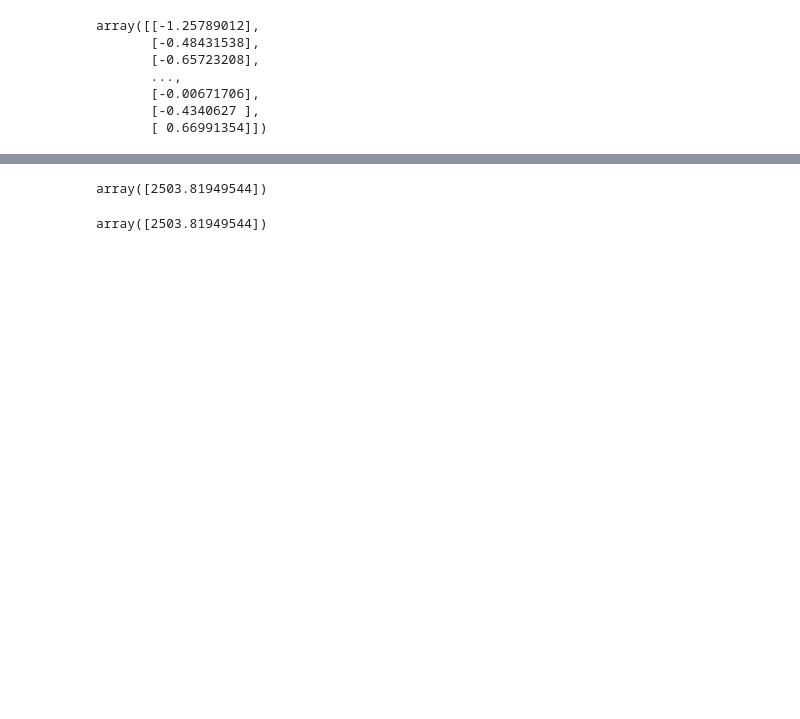
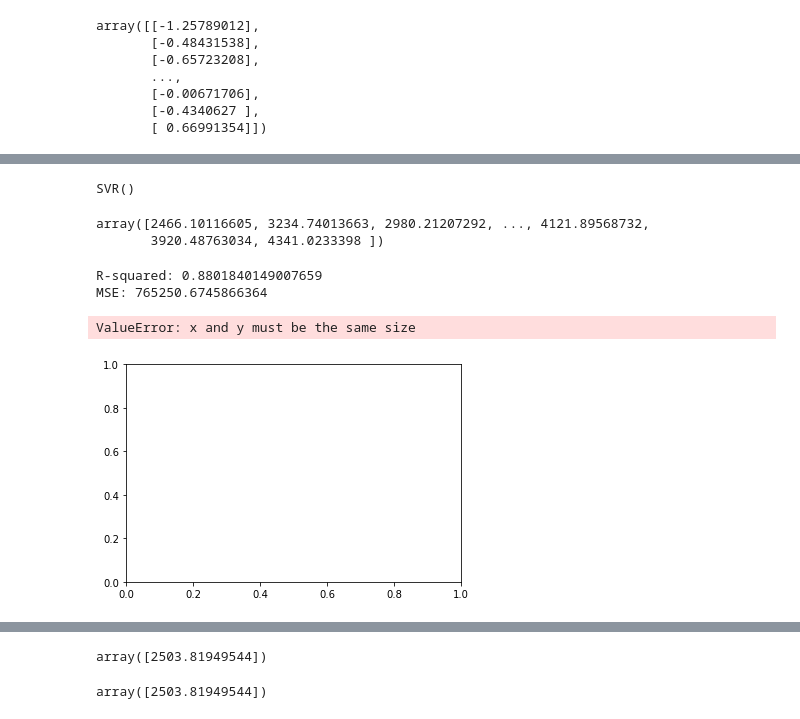
Before and after one commit to SadiaAlamChy/HDA-Tech-Learning, a Jupyter notebook: notebook/Apply_ML_Algorithm/SVM_Regression_Ecom_data.ipynb, the cells around one changed output, grey strips where cells are left out. Cells and saved outputs as stored; diff of their text form; code cells hidden in the pictures; blank space fills up the shorter version.

```diff
--- a/notebook/Apply_ML_Algorithm/SVM_Regression_Ecom_data.ipynb
+++ b/notebook/Apply_ML_Algorithm/SVM_Regression_Ecom_data.ipynb
@@ -219,0 +254,3 @@ SVR()
+# %%
+x = df3.drop('Total Sales', axis=1)
+x.head()
@@ -219,0 +298,31 @@ SVR()
+# %%
+model_SVR = SVR(kernel = 'rbf')
+model_SVR.fit(X, Y.ravel())
+
+# model_SVR.fit(X, Y.ravel())
+# %% [output]
+SVR()
+# %%
+
+y_pred = model_SVR.predict(X)
+y_pred = sc.inverse_transform(y_pred)
+y_pred
+# %% [output]
+array([2466.10116605, 3234.74013663, 2980.21207292, ..., 4121.89568732,
+       3920.48763034, 4341.0233398 ])
+# %%
+score = model_SVR.score(X, Y.ravel())
+
+
+print("R-squared:", score)
+print("MSE:", mean_squared_error(y, y_pred))
+print("MSE:", np.sqrt(np.abs(score))))
+# %% [output]
+R-squared: 0.8801840149007659
+MSE: 765250.6745866364
+# %%
+plt.scatter(X, Y, s=5, color="blue")
+plt.show()
+# %% [output]
+ValueError: x and y must be the same size
+[figure, added]
```
Also changed, not shown: parts of 37 cells of this notebook, 24 other files.
